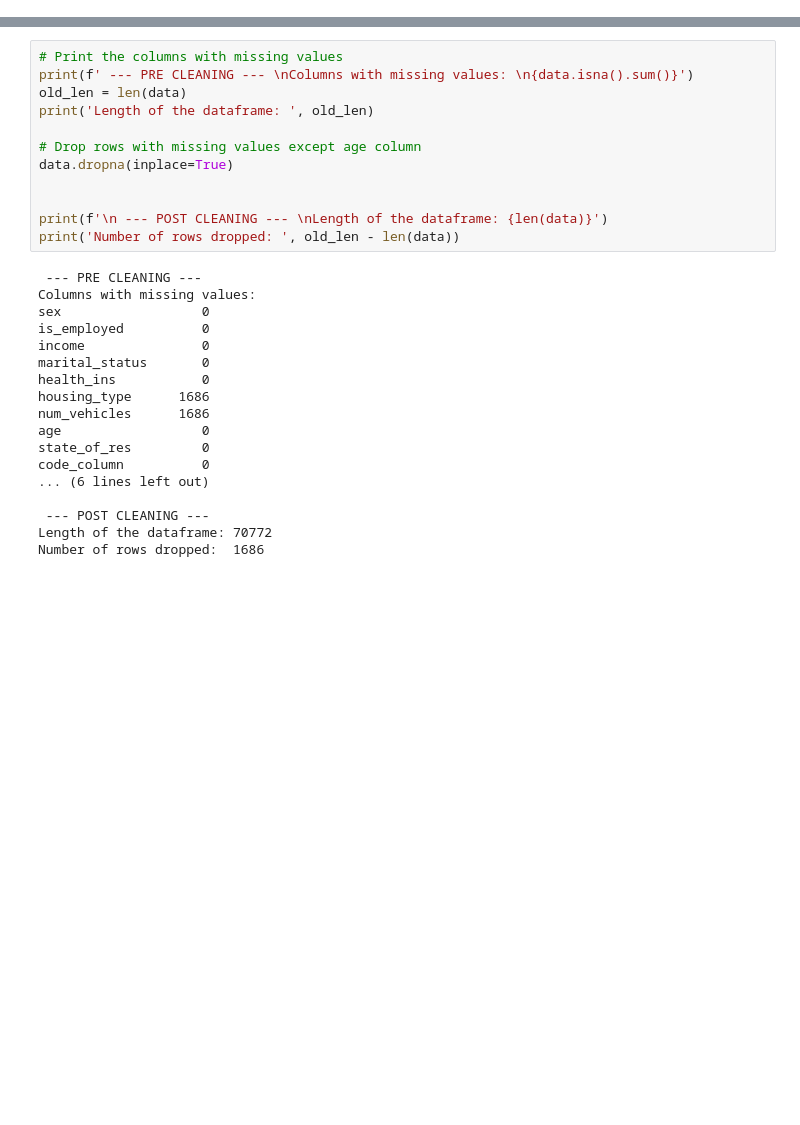
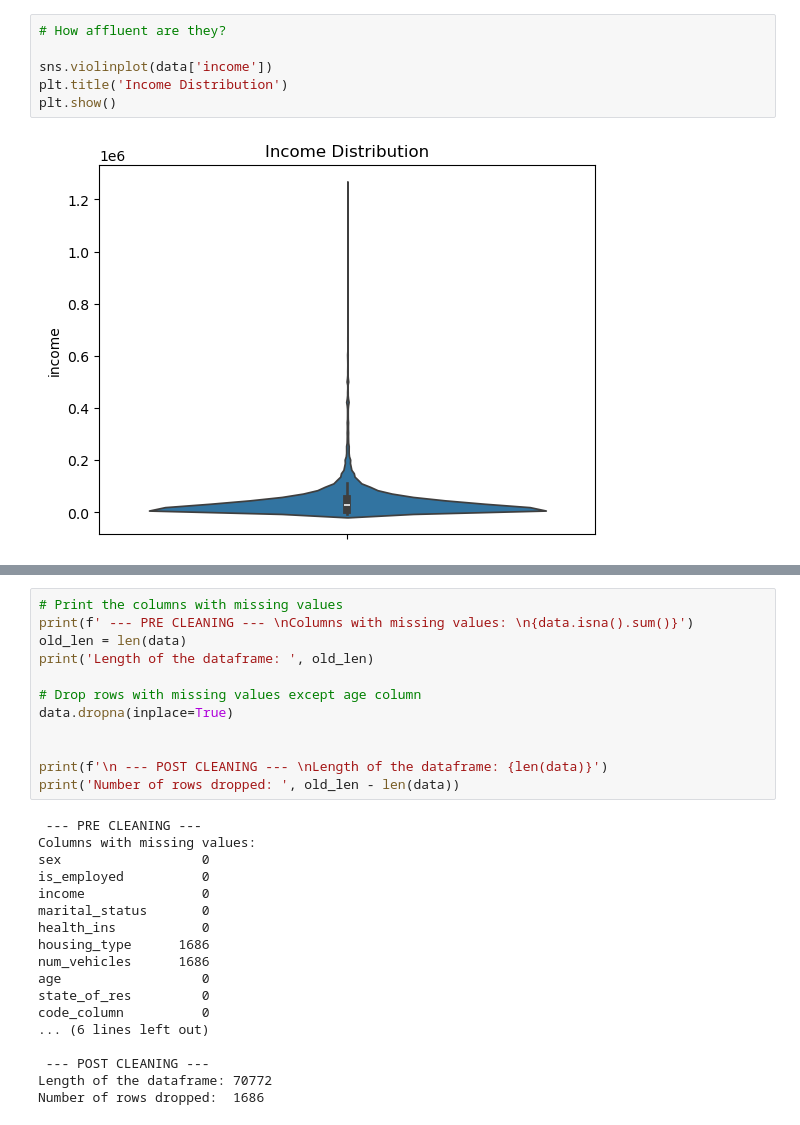
Before and after one commit to joaopecomonteiro/trabalho_ids, a Jupyter notebook: processing.ipynb, the cells around one changed output, grey strips where cells are left out. Saved outputs shown, nothing was run; the diff lists cells and outputs as text; blank space fills up the shorter version.

```diff
--- a/processing.ipynb
+++ b/processing.ipynb
@@ -0,0 +25,8 @@
+# %%
+# How affluent are they?
+
+sns.violinplot(data['income'])
+plt.title('Income Distribution')
+plt.show()
+# %% [output]
+[figure, added]
```
Also changed, not shown: parts of 44 cells of this notebook, 4 other files.
